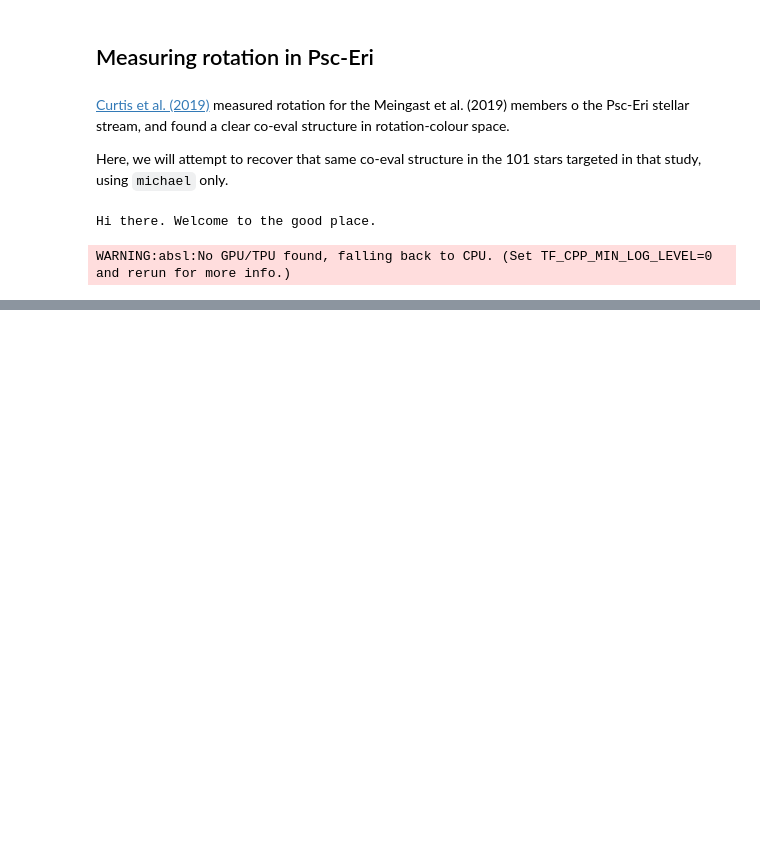
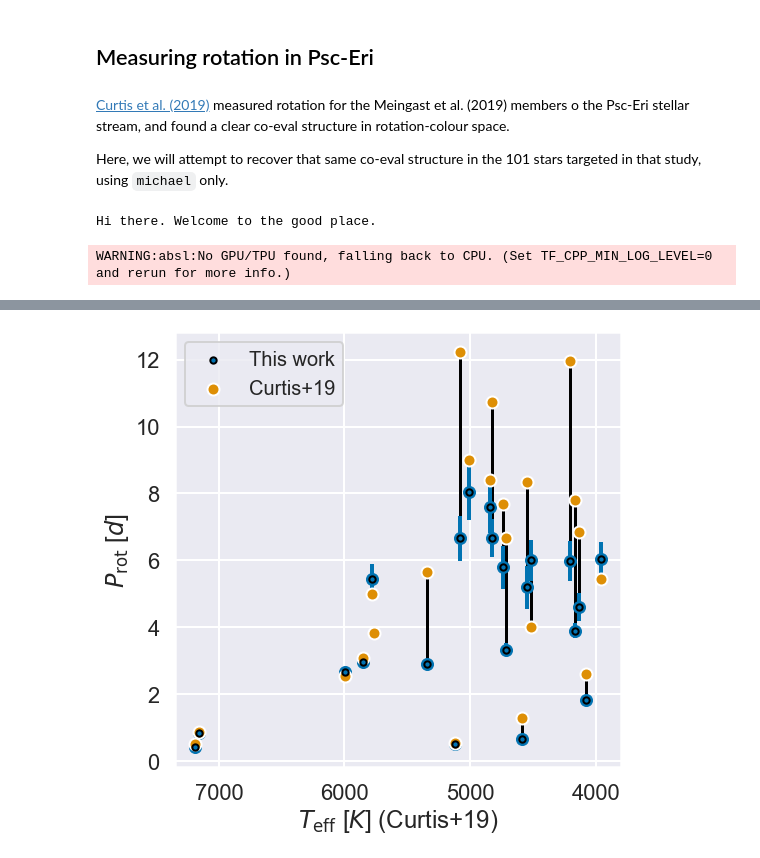
Before and after one commit to ojhall94/michael, a Jupyter notebook: Examples/example_psc_eri.ipynb, the cells around one changed output, grey strips where cells are left out. Saved outputs shown, nothing was run; the diff lists cells and outputs as text; code cells hidden in the pictures; blank space fills up the shorter version.

```diff
--- a/Examples/example_psc_eri.ipynb
+++ b/Examples/example_psc_eri.ipynb
@@ -128,0 +153,24 @@ sns.distplot(df.P/ psceri['Prot'])
+# %%
+s = np.abs(df.P.values - psceri_full['Prot']) < 1*df.Perr.values
+dfs = df[~s].reset_index()
+# %%
+sns.set_context('poster')
+cmap = sns.color_palette('colorblind', 8)
+fig = plt.figure(figsize=(8,8))
+plt.scatter(psceri_full[~s]['Teff'], dfs.P, zorder=4, s=40, c=cmap[0], ec='k',
+           label = 'This work')
+plt.scatter(psceri_full[~s]['Teff'], psceri_full[~s]['Prot'], zorder=3, ec='w', c=cmap[1],
+           label = 'Curtis+19')
+plt.errorbar(psceri_full[~s]['Teff'], dfs.P, yerr=dfs.Perr, fmt='o', barsabove=True,
+             elinewidth=4, zorder=2)
+for idx in range(len(df[~s])):
+    plt.vlines(psceri_full[~s][idx]['Teff'],
+                ymin = np.min([dfs.loc[idx, 'P'], psceri_full[~s][idx]['Prot']]),
+                ymax = np.max([dfs.loc[idx, 'P'], psceri_full[~s][idx]['Prot']]),
+                color= 'k', zorder=1)
+plt.gca().invert_xaxis()
+plt.legend(loc='upper left', fontsize=20)
+plt.xlabel(r'$T_{\rm eff}$ [$K$] (Curtis+19)')
+plt.ylabel(r'$P_{\rm rot}$ [$d$]')
+plt.grid(zorder=0)
+# %% [output]
@@ -128,0 +179 @@ sns.distplot(df.P/ psceri['Prot'])
+[figure, added]
```
Also changed, not shown: parts of 13 cells of this notebook, 4 other files.
